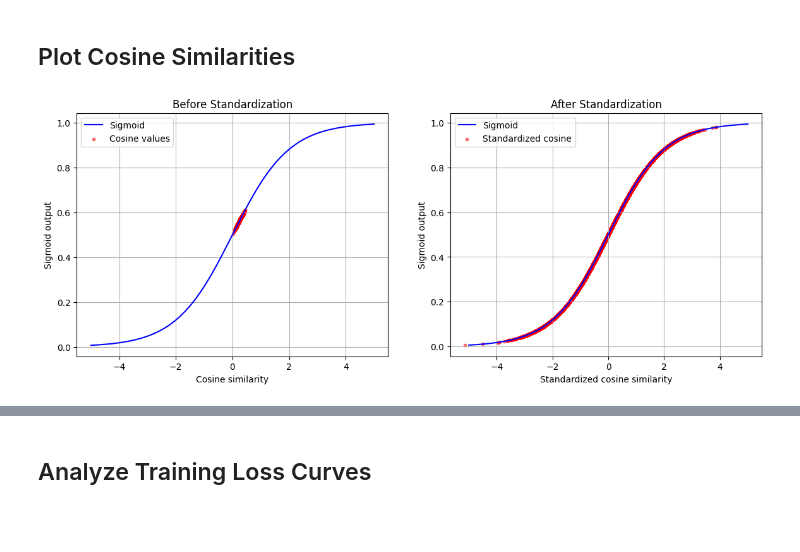
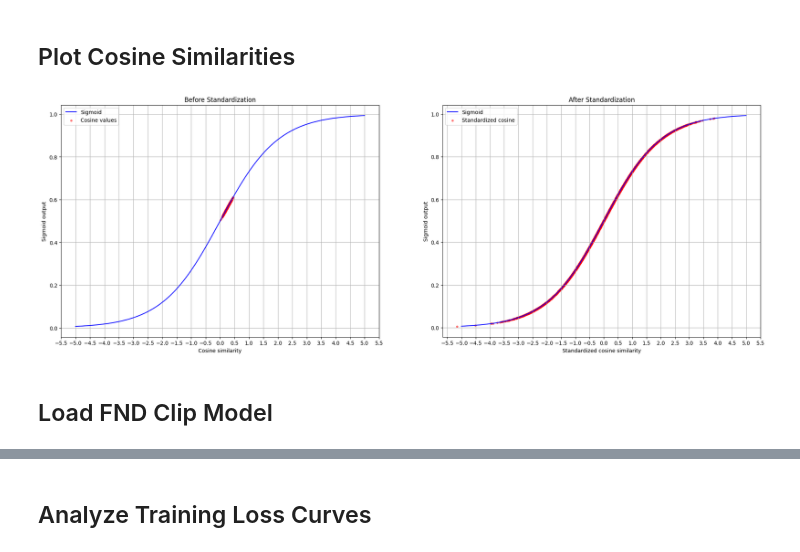
Before and after one commit to Ravi-Raghavan/ESE-5460-Final-Project, a Jupyter notebook: Milestone #4_Ravi_Analysis.ipynb, the cells around one changed output, grey strips where cells are left out. Saved outputs shown, nothing was run; the diff lists cells and outputs as text; code cells hidden in the pictures; blank space fills up the shorter version.

```diff
--- a/Milestone #4_Ravi_Analysis.ipynb
+++ b/Milestone #4_Ravi_Analysis.ipynb
@@ -260,43 +252,49 @@ Progress: 1025 / 1041
 # %% [markdown]
 ## Plot Cosine Similarities
 # %%
+from matplotlib.ticker import MultipleLocator
 import numpy as np
 import matplotlib.pyplot as plt
 
 # Load cosine similarities
 cosine_similarities = np.load("cosine_similarities.npy")
 
 # Standardize
 mean = cosine_similarities.mean()
 std = cosine_similarities.std()
 cosine_standardized = (cosine_similarities - mean) / std
 
 # Sigmoid curve in fixed range [-5, 5]
 x = np.linspace(-5, 5, 500)
 sigmoid = 1 / (1 + np.exp(-x))
-plt.figure(figsize=(14,5))
+plt.figure(figsize=(24,8))
 
 # Before standardization
-plt.subplot(1, 2, 1)
-plt.plot(x, sigmoid, color='blue', label='Sigmoid')
-plt.scatter(cosine_similarities, 1/(1 + np.exp(-cosine_similarities)),
+ax1 = plt.subplot(1, 2, 1)
+ax1.plot(x, sigmoid, color='blue', label='Sigmoid')
+ax1.scatter(cosine_similarities, 1/(1 + np.exp(-cosine_similarities)),
             color='red', alpha=0.5, s=10, label='Cosine values')
-plt.title("Before Standardization")
-plt.xlabel("Cosine similarity")
-plt.ylabel("Sigmoid output")
-plt.grid(True)
-plt.legend()
+ax1.set_title("Before Standardization")
+ax1.set_xlabel("Cosine similarity")
+ax1.set_ylabel("Sigmoid output")
+ax1.xaxis.set_major_locator(MultipleLocator(0.5))
+ax1.grid(True)
+ax1.legend()
 
 # After standardization
-plt.subplot(1, 2, 2)
-plt.plot(x, sigmoid, color='blue', label='Sigmoid')
-plt.scatter(cosine_standardized, 1/(1 + np.exp(-cosine_standardized)),
+ax2 = plt.subplot(1, 2, 2)
+ax2.plot(x, sigmoid, color='blue', label='Sigmoid')
+ax2.scatter(cosine_standardized, 1/(1 + np.exp(-cosine_standardized)),
             color='red', alpha=0.5, s=10, label='Standardized cosine')
-plt.title("After Standardization")
-plt.xlabel("Standardized cosine similarity")
-plt.ylabel("Sigmoid output")
-plt.grid(True)
-plt.legend()
+ax2.set_title("After Standardization")
+ax2.set_xlabel("Standardized cosine similarity")
+ax2.set_ylabel("Sigmoid output")
+ax2.xaxis.set_major_locator(MultipleLocator(0.5))
+ax2.grid(True)
+ax2.legend()
+
 plt.show()
 # %% [output]
-[figure, old version]
+[figure, new version]
+# %% [markdown]
+## Load FND Clip Model
```
Also changed, not shown: parts of 7 cells of this notebook, 3 other files.
